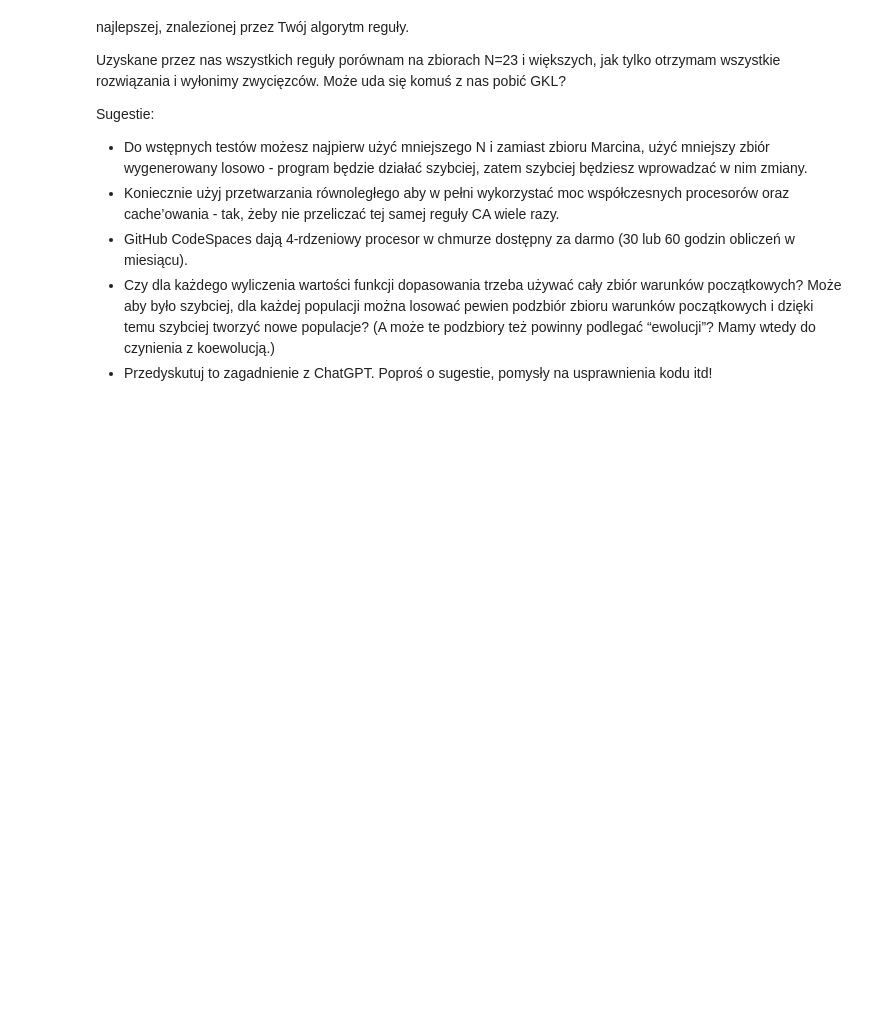
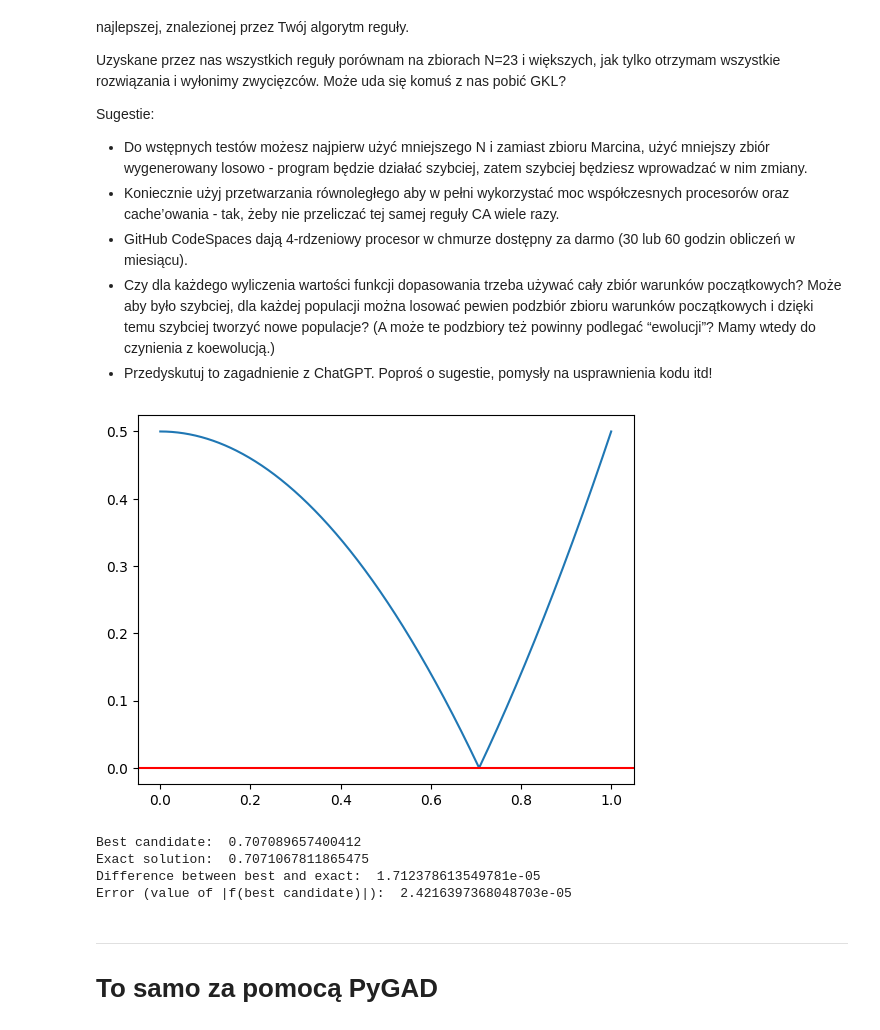
Before and after one commit to mlamczyk/Cellular_Automata, a Jupyter notebook: lab5.ipynb, the cells around one changed output. Cells and saved outputs as stored; diff of their text form; code cells hidden in the pictures; blank space fills up the shorter version.

```diff
--- a/lab5.ipynb
+++ b/lab5.ipynb
@@ -24,0 +79,63 @@ Sugestie:
+# %%
+# przykład zastosowania algorytmu genetycznego
+def interval(x):
+    return max(0.0, min(x, 1.0))
+
+def cross(x, y):
+    return 0.5 * (x+y)
+
+def mutate(x):
+    return interval(x + (np.random.random() - 0.5) * 0.005)
+
+def fitness(x, func):
+    return np.abs(func(x))
+
+def fitness_on_population(population, func):
+    res = np.array([fitness(x, func) for x in population])
+    res = 1.0 - (res/np.max(res))
+    s = sum(res)
+    return res / s
+
+def choice(population, fitness_values):
+    return np.random.choice(population, 1, p=fitness_values)[0]
+
+def ga_solve(func, population_size = 20, iterations = 1000):
+    population = np.array([np.random.random() for _ in range(population_size)])
+
+    for _ in range(iterations):
+        fitness_results = fitness_on_population(population, func)
+        population = np.array([mutate(
+            cross(
+                choice(population, fitness_results),
+                choice(population, fitness_results)))
+                               for _ in range(population_size)])
+
+    return population
+
+xx = np.linspace(0, 1, 1000)
+plt.plot(xx, np.abs(xx**2 - 0.5))
+plt.axhline(y=0.0, color='r', linestyle='-')
+plt.show()
+
+f = lambda x: x**2 - 0.5
+exact = 1/np.sqrt(2) # dokładne rozwiązanie naszego równania użyte jedynie do porównania z wynikiem otrzymanym przez algorytm
+
+solutions = ga_solve(f, population_size = 300, iterations = 1000)
+
+# ponieważ funkcja ga_solve zwraca nam całą ostatnią populację, a nie najlepszego kandydata, musimy sobie go wybrać sami
+# można oczywiście zmodyfikować ga_solve, tak aby wynikiem od razu było jedynie najlepsze rozwiązanie
+best_candidate = solutions[np.argmin(np.array([np.abs(f(s)) for s in solutions]))]
+
+print("Best candidate: ", best_candidate)
+print("Exact solution: ", exact)
+print("Difference between best and exact: ", np.abs(best_candidate - exact))
+print("Error (value of |f(best candidate)|): ", np.abs(f(best_candidate)))
+# %% [output]
+[figure, added]
+Best candidate:  0.707089657400412
+Exact solution:  0.7071067811865475
+Difference between best and exact:  1.712378613549781e-05
+Error (value of |f(best candidate)|):  2.4216397368048703e-05
+# %% [markdown]
+---
+# To samo za pomocą PyGAD
```
Also changed, not shown: parts of 14 cells of this notebook.
